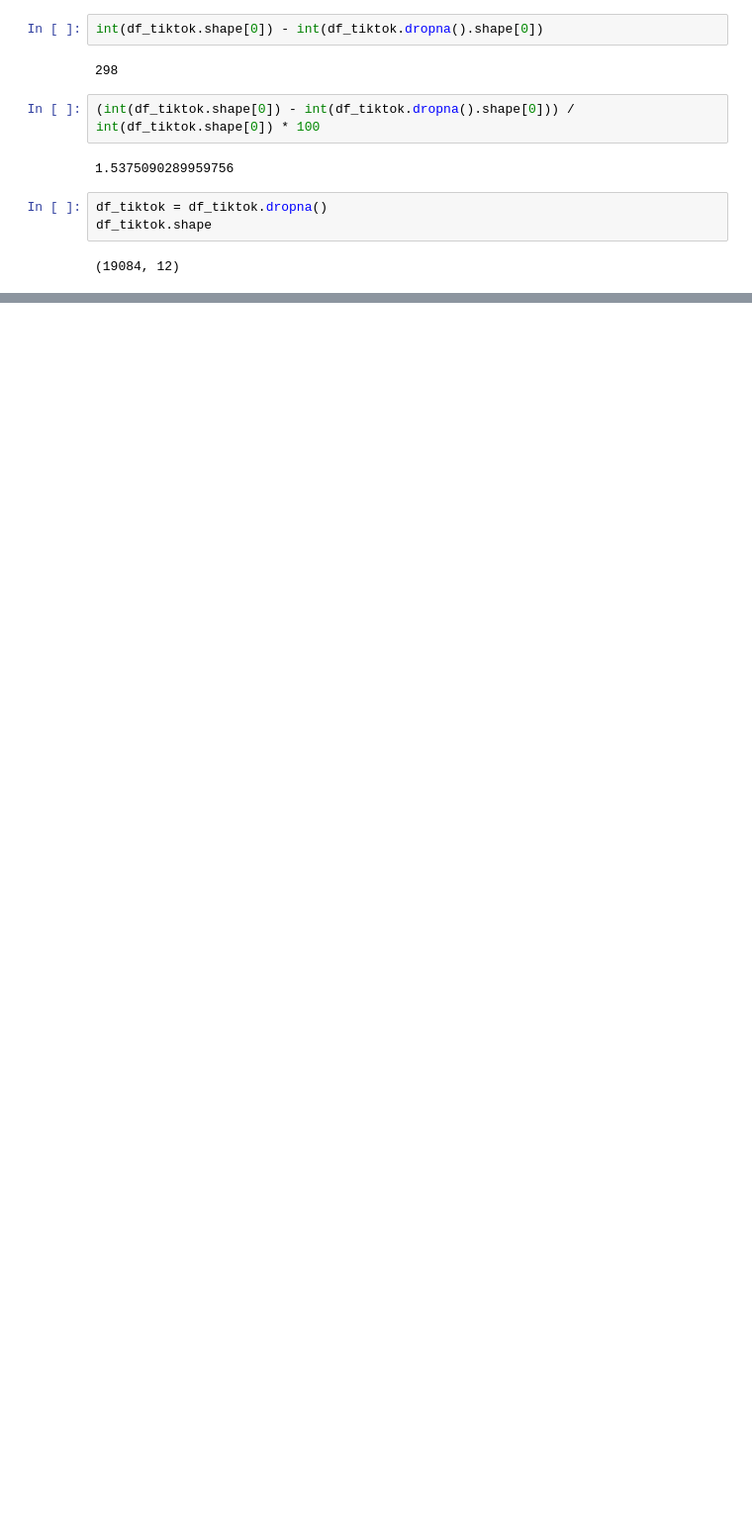
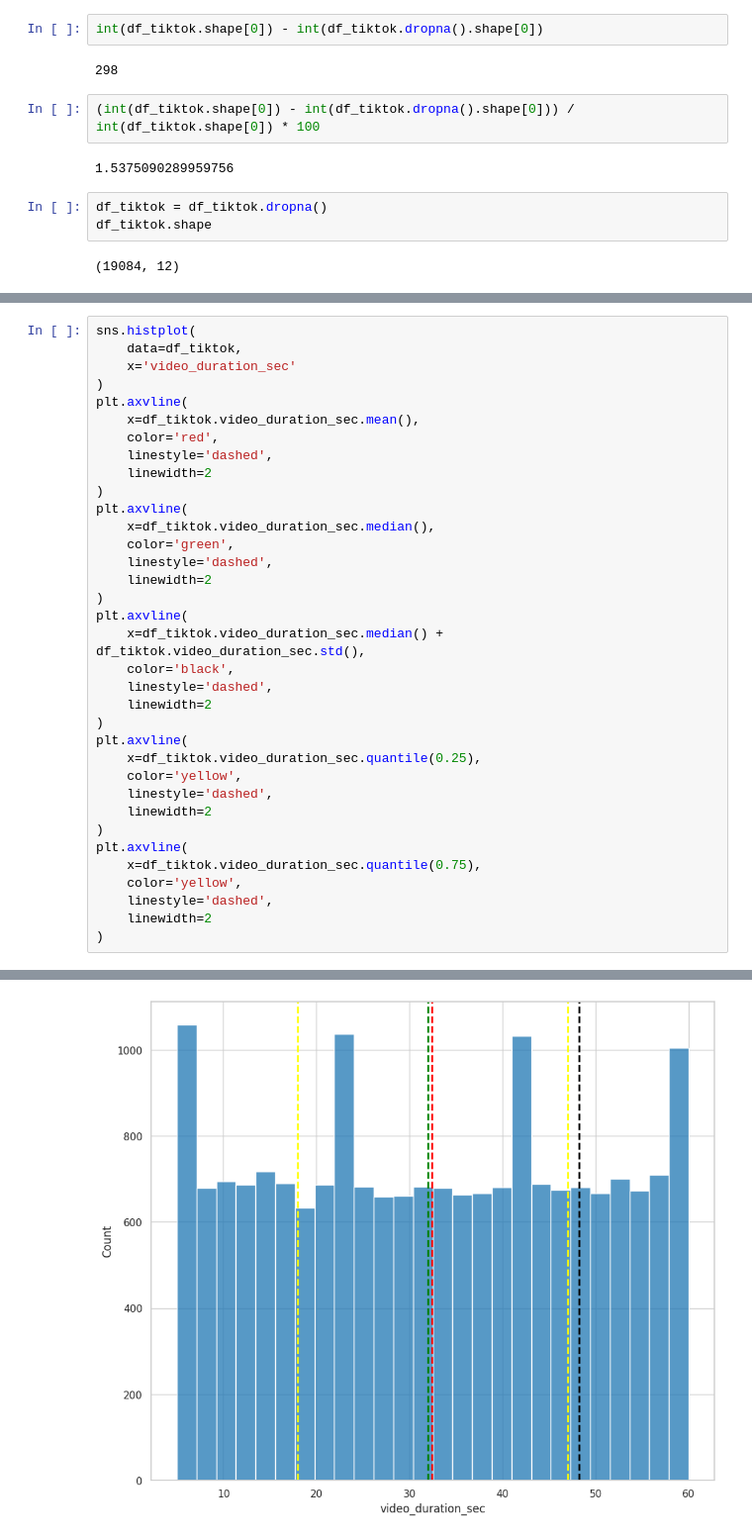
Before and after one commit to cesarmayta/BOOTCAMP_DSG1, a Jupyter notebook: trabajo_final/cesarmayta_eda_modulo3.ipynb, the cells around one changed output, grey strips where cells are left out. Shown at 99% size. Cells and saved outputs as stored; diff of their text form; blank space fills up the shorter version.

```diff
--- a/trabajo_final/cesarmayta_eda_modulo3.ipynb
+++ b/trabajo_final/cesarmayta_eda_modulo3.ipynb
@@ -178,0 +298,36 @@ df_tiktok.shape
+# %%
+sns.histplot(
+    data=df_tiktok,
+    x='video_duration_sec'
+)
+plt.axvline(
+    x=df_tiktok.video_duration_sec.mean(),
+    color='red',
+    linestyle='dashed',
+    linewidth=2
+)
+plt.axvline(
+    x=df_tiktok.video_duration_sec.median(),
+    color='green',
+    linestyle='dashed',
+    linewidth=2
+)
+plt.axvline(
+    x=df_tiktok.video_duration_sec.median() + df_tiktok.video_duration_sec.std(),
+    color='black',
+    linestyle='dashed',
+    linewidth=2
+)
+plt.axvline(
+    x=df_tiktok.video_duration_sec.quantile(0.25),
+    color='yellow',
+    linestyle='dashed',
+    linewidth=2
+)
+plt.axvline(
+    x=df_tiktok.video_duration_sec.quantile(0.75),
+    color='yellow',
+    linestyle='dashed',
+    linewidth=2
+)
+# %% [output]
@@ -178,0 +335 @@ df_tiktok.shape
+[figure, added]
```
Also changed, not shown: parts of 19 cells of this notebook.
